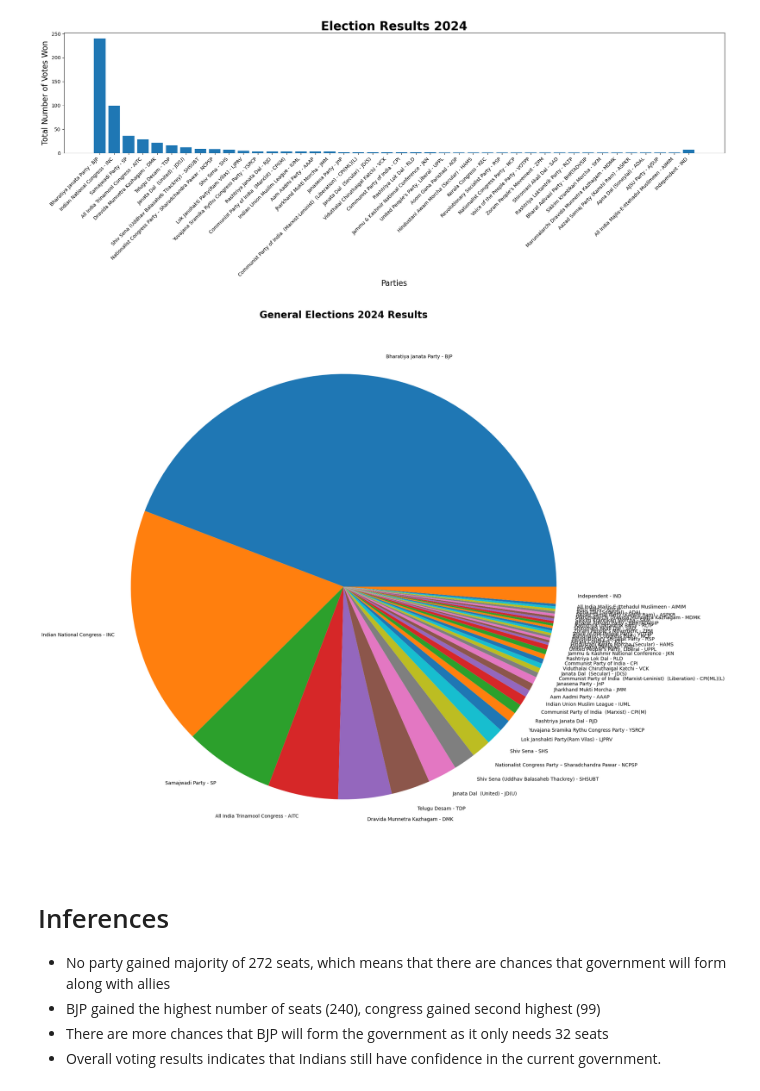
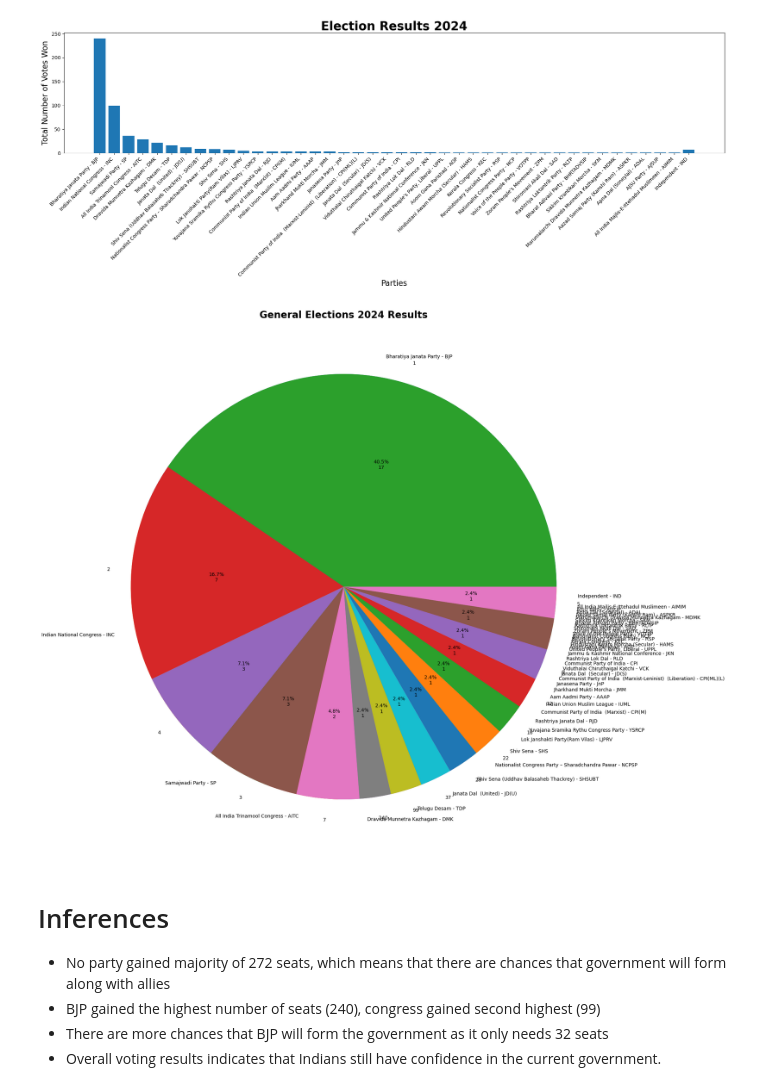
Before and after one commit to lakshitajaesht/Kalvium-Assignment, a Jupyter notebook: General_Elections_2024.ipynb, the cells around one changed output. Cells and saved outputs as stored; diff of their text form; code cells hidden in the pictures.

```diff
--- a/General_Elections_2024.ipynb
+++ b/General_Elections_2024.ipynb
@@ -177,10 +178,17 @@ plt.show()
 # %%
 fig = plt.figure(figsize=(25, 20))
 plt.pie(edc_won, labels = edc_parties)
 plt.title("General Elections 2024 Results", fontsize = 20, fontweight = 'bold')
+edc_won = election_data_df1["Won"].astype('int32')
+total = edc_won.value_counts().values.sum()
+
+def fmt(x):
+    return '{:.1f}%\n{:.0f}'.format(x, total*x/100)
+
+plt.pie(edc_won.value_counts().values, labels=edc_won.value_counts().index, autopct=fmt)
 plt.show()
 # %% [output]
-[figure, old version]
+[figure, new version]
 # %% [markdown]
 # Inferences
 
```
Also changed, not shown: parts of 6 cells of this notebook.
